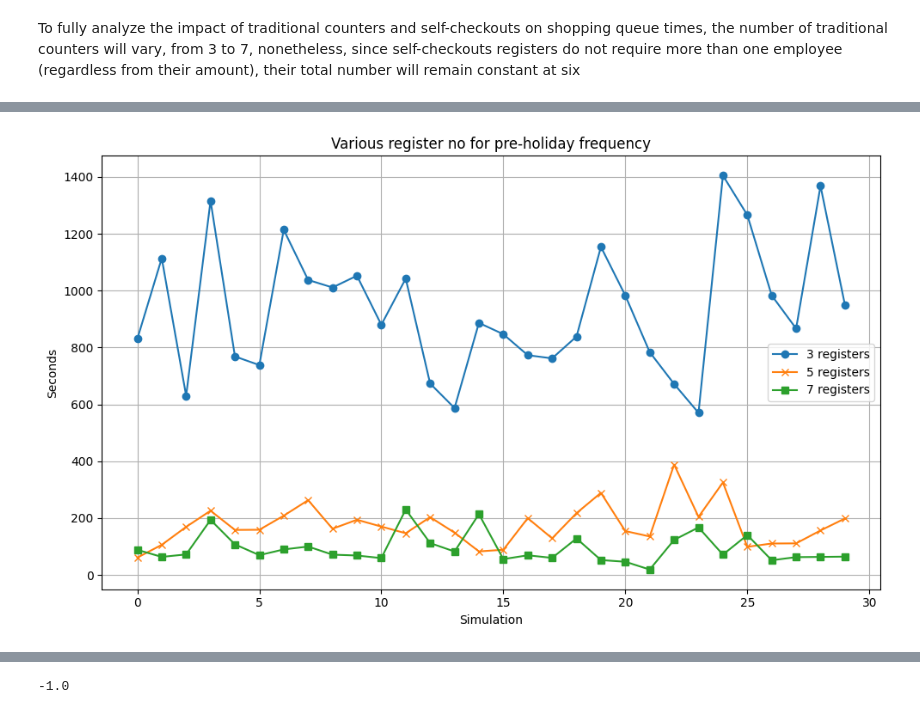
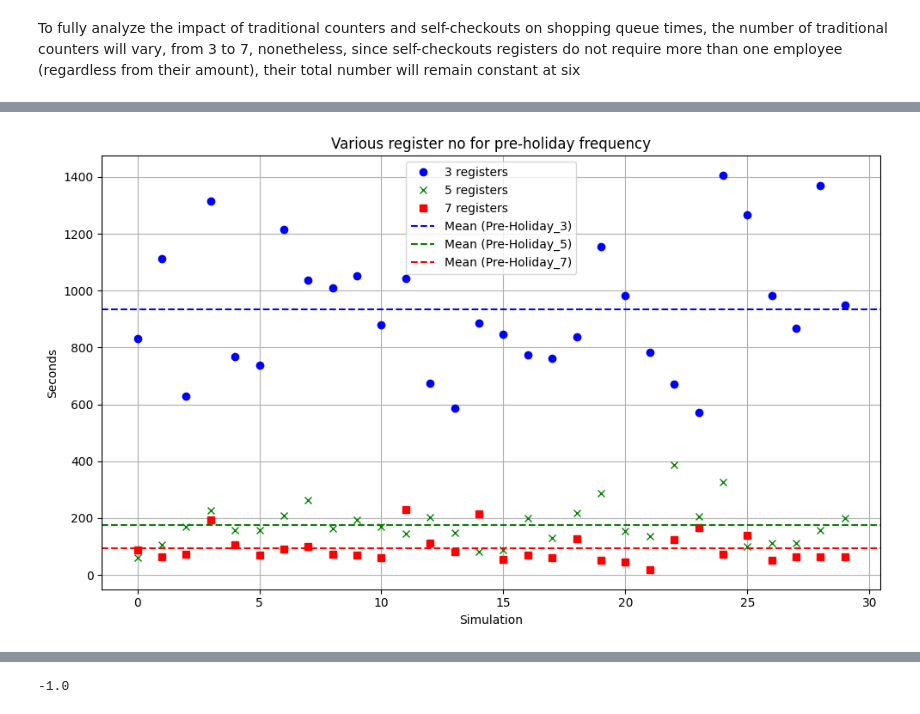
Before and after one commit to Micz26/Symulacja, a Jupyter notebook: notebook.ipynb, the cells around one changed output, grey strips where cells are left out. Cells and saved outputs as stored; diff of their text form; code cells hidden in the pictures.

```diff
--- a/notebook.ipynb
+++ b/notebook.ipynb
@@ -109,20 +162,24 @@ plt.show()
 # %%
 x = range(len(pre_holiday_3))
 
 plt.figure(figsize=(10, 6))
 
-plt.plot(x, pre_holiday_3, label='3 registers', marker='o')
-plt.plot(x, pre_holiday_5, label='5 registers', marker='x')
-plt.plot(x, pre_holiday_7, label='7 registers', marker='s')
+plt.plot(x, pre_holiday_3, label='3 registers', marker='o', linestyle='', color='blue')
+plt.plot(x, pre_holiday_5, label='5 registers', marker='x', linestyle='', color='green')
+plt.plot(x, pre_holiday_7, label='7 registers', marker='s', linestyle='', color='red')
+
+plt.axhline(np.mean(pre_holiday_3), color='blue', linestyle='--', label='Mean (Pre-Holiday_3)')
+plt.axhline(np.mean(pre_holiday_5), color='green', linestyle='--', label='Mean (Pre-Holiday_5)')
+plt.axhline(np.mean(pre_holiday_7), color='red', linestyle='--', label='Mean (Pre-Holiday_7)')
 
 plt.xlabel('Simulation')
 plt.ylabel('Seconds')
 plt.title('Various register no for pre-holiday frequency')
 plt.legend()
 
 plt.grid(True)
 plt.tight_layout()
 
 plt.show()
 # %% [output]
-[figure, old version]
+[figure, new version]
```
Also changed, not shown: parts of 21 cells of this notebook.
